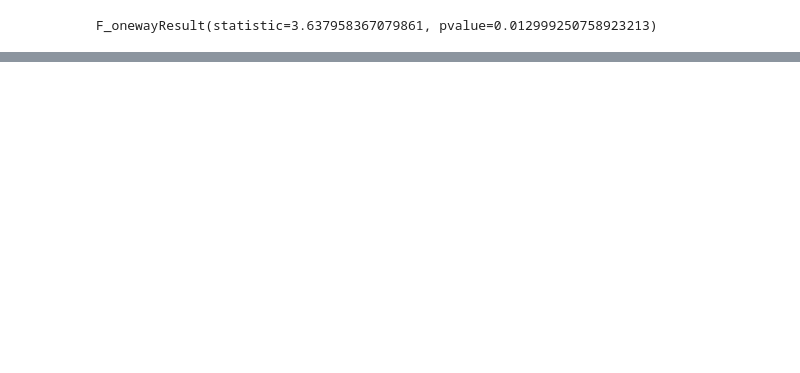
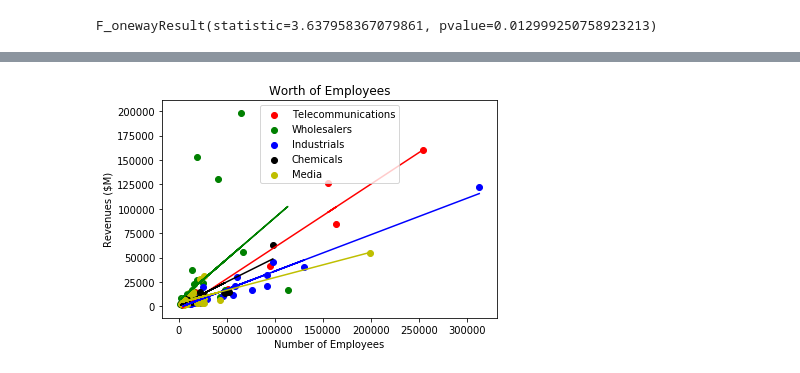
Before and after one commit to yujinie-choi/data_project_one, a Jupyter notebook: Charts_consolidated-Copy1.ipynb, the cells around one changed output, grey strips where cells are left out. Saved outputs shown, nothing was run; the diff lists cells and outputs as text; code cells hidden in the pictures; blank space fills up the shorter version.

```diff
--- a/Charts_consolidated-Copy1.ipynb
+++ b/Charts_consolidated-Copy1.ipynb
@@ -599,0 +759,36 @@ stats.ttest_ind(sector1, sector2, equal_var=False)
+# %%
+plt.scatter(telcom['employees'], telcom["revenue"], color = 'r', marker = 'o',label = 'Telecommunications')
+plt.scatter(wholesalers['employees'], wholesalers["revenue"], color = 'g', marker = 'o',label = 'Wholesalers')
+plt.scatter(industrials['employees'], industrials["revenue"], color = 'b', marker = 'o', label = 'Industrials')
+plt.scatter(chemicals['employees'], chemicals["revenue"], color = 'k', marker = 'o',label = 'Chemicals')
+plt.scatter(media['employees'], media["revenue"], color = 'y', marker = 'o',label = 'Media')
+
+plt.legend()
+
+plt.xlabel("Number of Employees")
+plt.ylabel("Revenues ($M)")
+plt.title("Worth of Employees")
+
+(slope, intercept, _, _, _) = stats.linregress(wholesalers["employees"], wholesalers["revenue"])
+plt.plot(wholesalers['employees'],intercept + slope*wholesalers['employees'], 'g')
+wholesalers_slope = slope
+
+(slope2, intercept2, _, _, _) = stats.linregress(telcom["employees"], telcom["revenue"])
+plt.plot(telcom['employees'],intercept2 + slope2*telcom['employees'], 'r')
+telcom_slope = slope2
+
+(slope3, intercept3, _, _, _) = stats.linregress(industrials["employees"], industrials["revenue"])
+plt.plot(industrials['employees'],intercept3 + slope3*industrials['employees'], 'b')
+industrials_slope = slope3
+
+(slope4, intercept4, _, _, _) = stats.linregress(chemicals["employees"], chemicals["revenue"])
+plt.plot(chemicals['employees'],intercept4 + slope4*chemicals['employees'], 'k')
+chemicals_slope = slope4
+
+(slope5, intercept5, _, _, _) = stats.linregress(media["employees"], media["revenue"])
+plt.plot(media['employees'],intercept5 + slope5*media['employees'], 'y')
+media_slope = slope5
+
+plt.savefig('Images/telcomwholesaleindustchemmedia.png')
+# %% [output]
+[figure, added]
```
Also changed, not shown: parts of 32 cells of this notebook, 2 other files.
